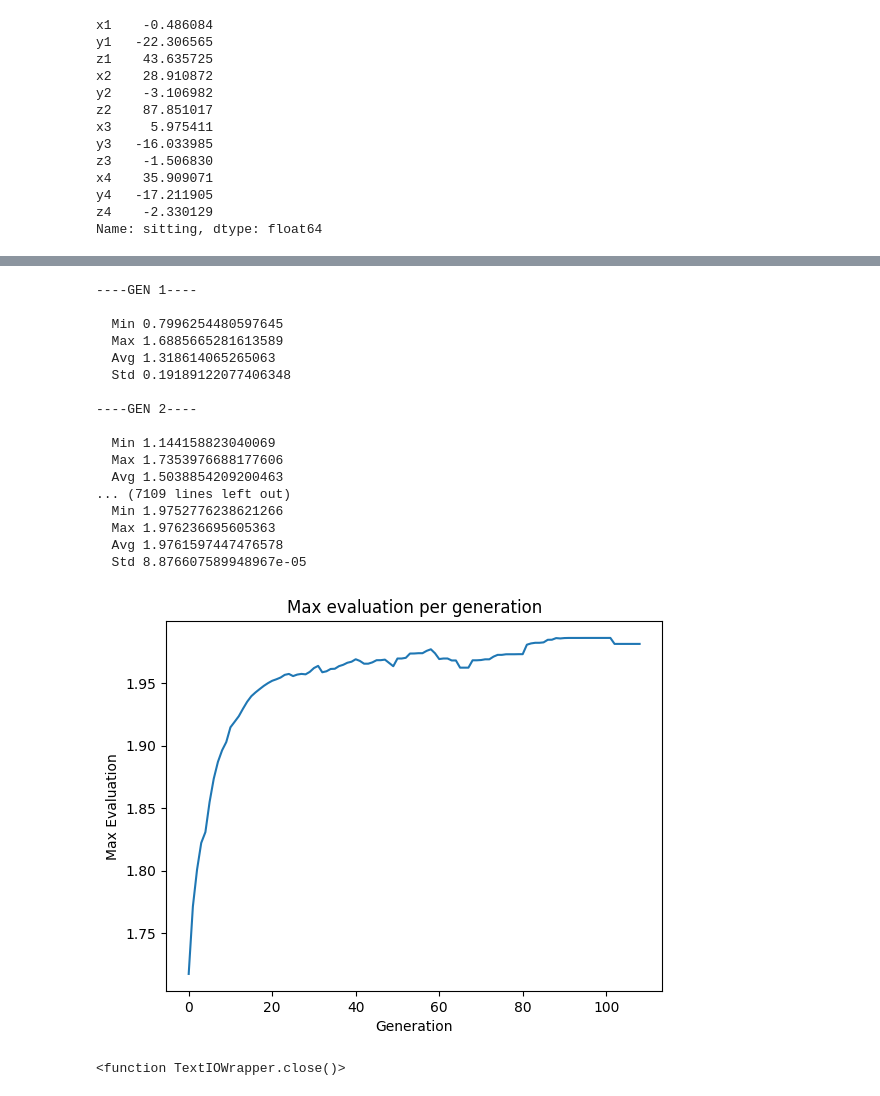
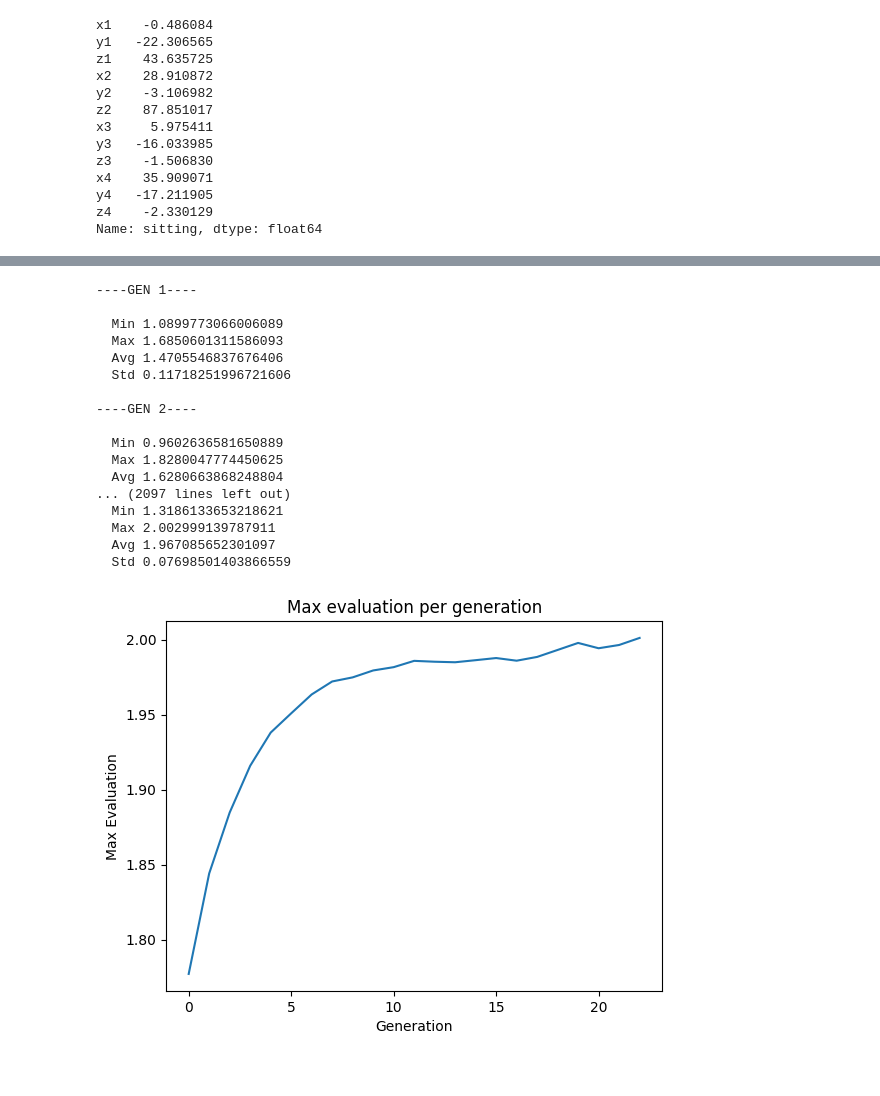
Before and after one commit to zisissour/CEID-Computational-Intelligence-Projects-2023, a Jupyter notebook: Exercise 2/Code/ga.ipynb, the cells around one changed output, grey strips where cells are left out. Drawn from its saved outputs; the diff is of its cells as text; code cells hidden in the pictures.

```diff
--- a/Exercise 2/Code/ga.ipynb
+++ b/Exercise 2/Code/ga.ipynb
@@ -96,8 +95,8 @@ toolbox.register("select", tools.selTournament, tournsize=4)
 toolbox.register("evaluate", evaluate)
 # %%
 def ga():
-    pop = toolbox.population(n=200)
-    CXPB, MUTPB, NGEN = 0.1, 0.01, 1000
+    pop = toolbox.population(n=100)
+    CXPB, NGEN = 0.6, 1000
     # Evaluate the entire population
     fitnesses = list(map(toolbox.evaluate, pop))
 
@@ -136,9 +135,8 @@ def ga():
                 del child2.fitness.values
 
         for mutant in offspring:
-            if random.random() < MUTPB:
-                toolbox.mutate(mutant)
-                del mutant.fitness.values
+            toolbox.mutate(mutant)
+            del mutant.fitness.values
 
 
 
@@ -198,41 +196,39 @@ mean_fit = pd.DataFrame(max_fits).mean()
 # %% [output]
 ----GEN 1----
 
-  Min 0.7996254480597645
-  Max 1.6885665281613589
-  Avg 1.318614065265063
-  Std 0.19189122077406348
+  Min 1.0899773066006089
+  Max 1.6850601311586093
+  Avg 1.4705546837676406
+  Std 0.11718251996721606
 
 ----GEN 2----
 
-  Min 1.144158823040069
-  Max 1.7353976688177606
-  Avg 1.5038854209200463
-... (7109 lines left out)
-  Min 1.9752776238621266
-  Max 1.976236695605363
-  Avg 1.9761597447476578
-  Std 8.876607589948967e-05
+  Min 0.9602636581650889
+  Max 1.8280047774450625
+  Avg 1.6280663868248804
+... (2097 lines left out)
+  Min 1.3186133653218621
+  Max 2.002999139787911
+  Avg 1.967085652301097
+  Std 0.07698501403866559
 # %%
-experiment_name = "exp_1"
+experiment_name = "exp"
 experiment_path = "Experiments/"+experiment_name+"/"
 
 if not os.path.exists(experiment_path):
     os.makedirs(experiment_path)
 
 plt.title("Max evaluation per generation")
 plt.xlabel("Generation")
 plt.ylabel("Max Evaluation")
 plt.plot(mean_fit)
 plt.savefig(experiment_path+experiment_name+".jpg")
 # %% [output]
-[figure, old version]
+[figure, new version]
 # %%
 f = open(experiment_path+experiment_name+"_gens.txt","w")
-f.write("Mean number of generations: " +str(np.mean(generations)))
+f.write("Mean number of generations: " +str(np.mean(generations)) +"\nMean max evaluation: "+str(max(mean_fit)))
 f.close()
-# %% [output]
-<function TextIOWrapper.close()>
 # %%
 best_solution = solutions[max_fits.index(max(max_fits))]
 np.savetxt(experiment_path+experiment_name+"_solution.txt", best_solution, delimiter=',')
```
Also changed, not shown: parts of 1 cell of this notebook.
